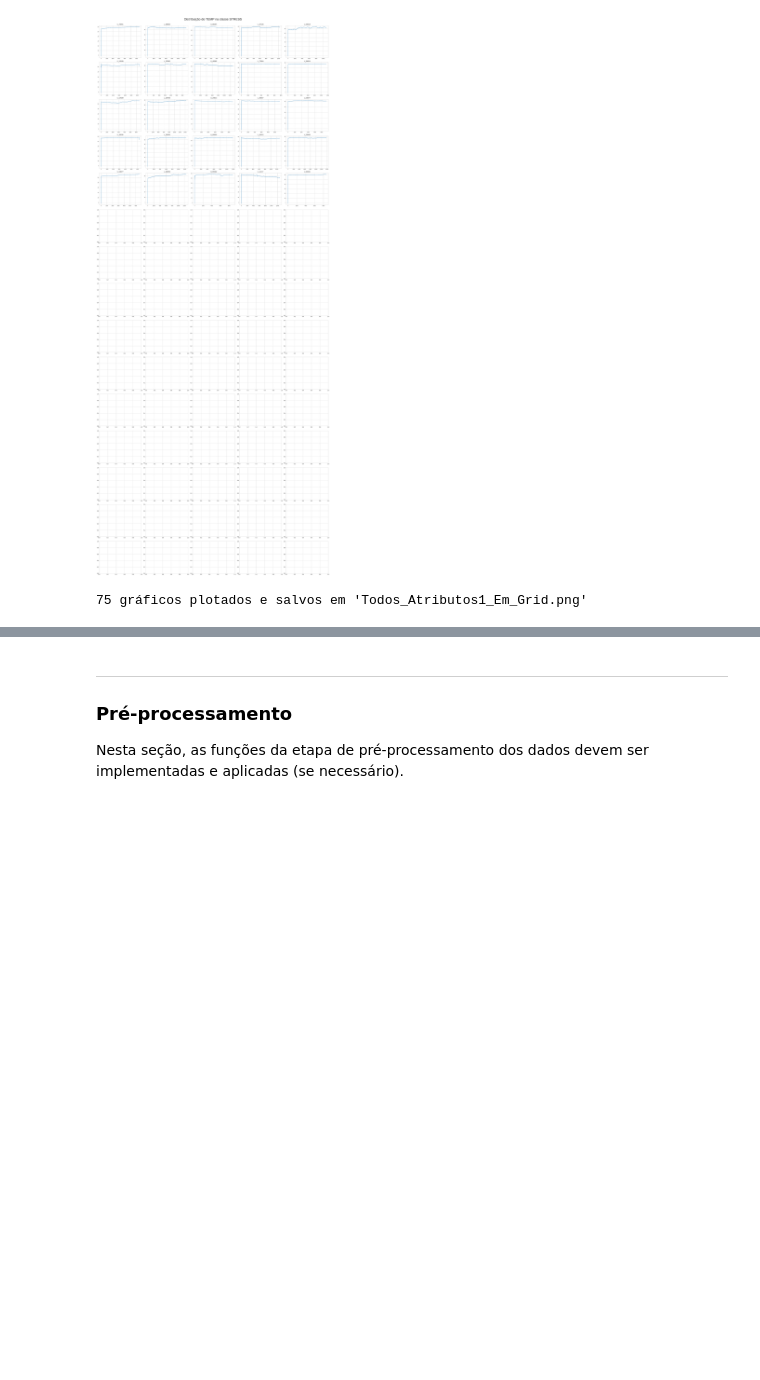
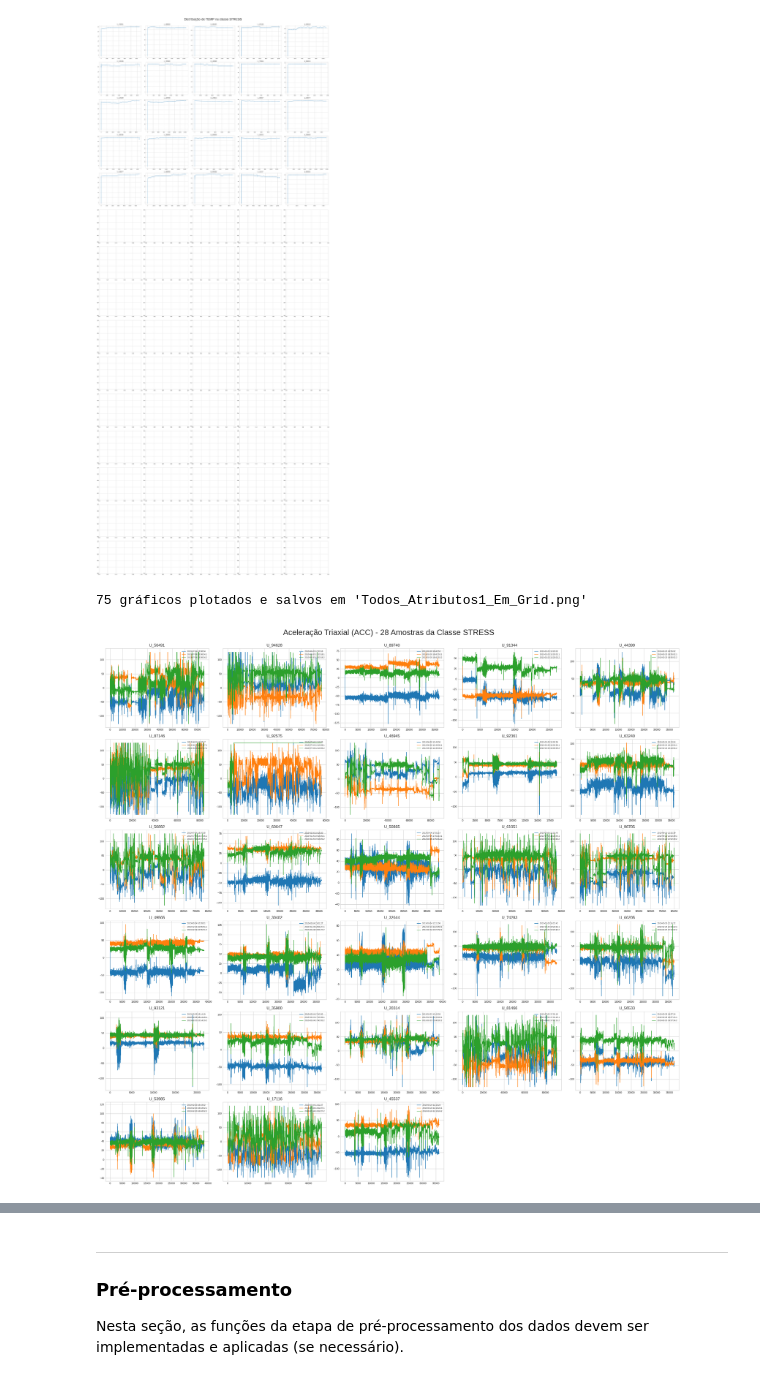
Before and after one commit to wallksss/SDUWPS, a Jupyter notebook: main.ipynb, the cells around one changed output, grey strips where cells are left out. Drawn from its saved outputs; the diff is of its cells as text; code cells hidden in the pictures; blank space fills up the shorter version.

Commit message:
Adicionandos figuras de distribuição do ACC por cada classe

```diff
--- a/main.ipynb
+++ b/main.ipynb
@@ -257,3 +254,84 @@ print("75 gráficos plotados e salvos em 'Todos_Atributos1_Em_Grid.png'")
 # %% [output]
 [figure]
 75 gráficos plotados e salvos em 'Todos_Atributos1_Em_Grid.png'
+# %%
+BASE_DIR = 'dataset/wearables'
+FILE_NAME = 'ACC.csv'
+
+stress_samples = []
+
+for i in range(dataset.shape[0]):
+    sample_folder = str(dataset[i][0])
+    sample_class = str(dataset[i][1])
+    if sample_class == "ANAEROBIC":
+        stress_samples.append(sample_folder)
+
+NUM_STRESS_SAMPLES = len(stress_samples)
+
+if NUM_STRESS_SAMPLES == 0:
+    print("Nenhuma amostra da classe 'STRESS' encontrada. Nenhum gráfico será gerado.")
+else:
+    COLS = 5
+    ROWS = math.ceil(NUM_STRESS_SAMPLES / COLS)
+
+    fig, axes = plt.subplots(ROWS, COLS, figsize=(25, 4 * ROWS))
+
+    fig.suptitle(f'Aceleração Triaxial (ACC) - {NUM_STRESS_SAMPLES} Amostras da Classe STRESS',
+                 fontsize=24, y=0.99)
+    plt.style.use('seaborn-v0_8-whitegrid')
+
+    if ROWS == 1 or COLS == 1:
+        axes = axes.reshape(ROWS, COLS)
+
+    for i, sample_folder in enumerate(stress_samples):
+
+
+        row = i // COLS
+        col = i % COLS
+        ax = axes[row, col]
+
+        file_path = os.path.join(BASE_DIR, sample_folder, FILE_NAME)
+
+        try:
+            df = pd.read_csv(file_path)
+
+            # Plotagem das 3 Componentes
+            df.iloc[:, :3].plot(ax=ax, linewidth=1, legend=True, fontsize=8)
+
+            # Configurações do Subplot
+            ax.set_title(sample_folder, fontsize=12)
+            ax.set_xlabel('')
+            ax.tick_params(axis='both', which='major', labelsize=8)
+            ax.legend(loc='upper right', fontsize=6)
+
+        except FileNotFoundError:
+            # Em caso de erro, o slot é usado para a mensagem de erro/falta
+            ax.text(0.5, 0.5, f'{sample_folder} (Faltando)',
+                    ha='center', va='center', fontsize=10, color='red')
+            ax.axis('off')
+        except Exception as e:
+            ax.text(0.5, 0.5, f'{sample_folder} (Erro: {e})',
+                    ha='center', va='center', fontsize=10, color='red')
+            ax.axis('off')
+
+    # --- 6. Limpeza (Remover os Eixos Vazios Remanescentes) ---
+    # Se o grid não for totalmente preenchido (ex: 33 amostras em um grid 7x5=35),
+    # desative os últimos 2 slots.
+    total_slots = ROWS * COLS
+    for i in range(NUM_STRESS_SAMPLES, total_slots):
+        row = i // COLS
+        col = i % COLS
+        # Verifica se o índice está dentro dos limites do array 'axes'
+        if row < ROWS and col < COLS:
+            axes[row, col].axis('off')
+
+    # --- 7. Ajustar e Salvar a Imagem Única ---
+    plt.tight_layout(rect=[0, 0, 1, 0.99])
+
+    plt.savefig('ACC_anaerobic_class.png', dpi=200, bbox_inches='tight')
+
+    plt.show()
+
+    print(f"Sucesso! {NUM_STRESS_SAMPLES} gráficos triaxiais da classe STRESS foram plotados e salvos em 'ACC_stress_class_filtered.png'")
+# %% [output]
+[figure, added]
```
Also changed, not shown: parts of 3 cells of this notebook, 3 other files.
